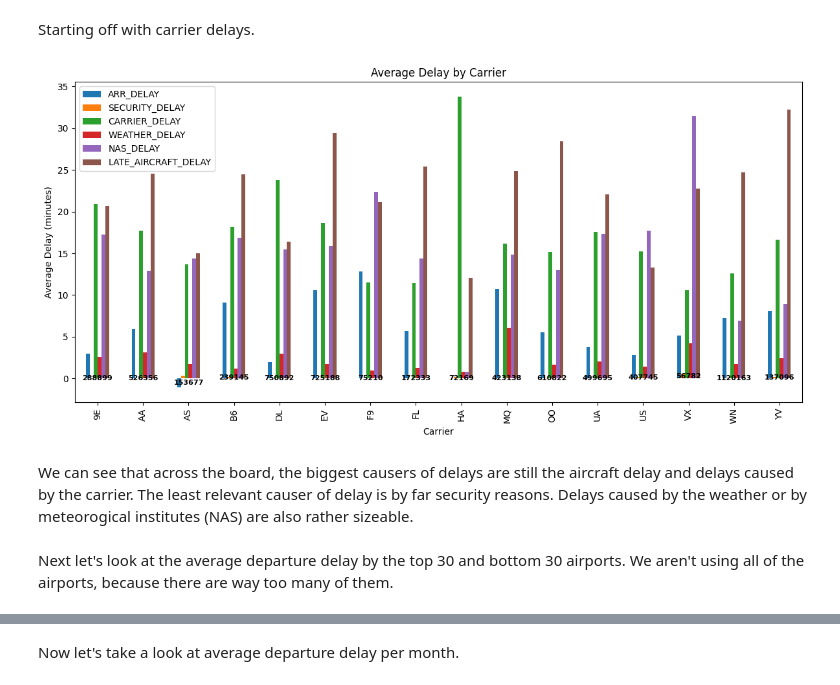
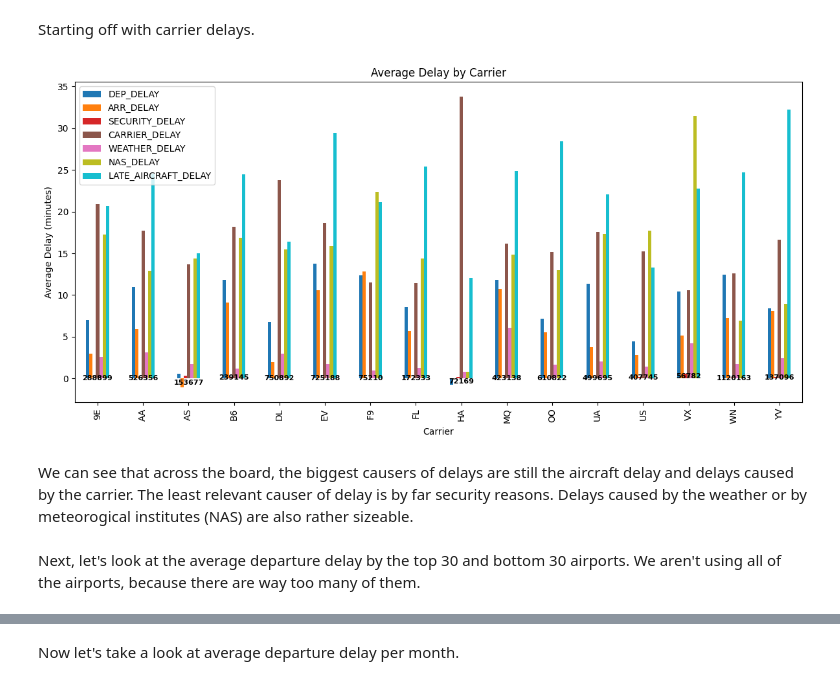
Before and after one commit to importb/predicting-flight-delays, a Jupyter notebook: EDA.ipynb, the cells around one changed output, grey strips where cells are left out. Cells and saved outputs as stored; diff of their text form; code cells hidden in the pictures.

```diff
--- a/EDA.ipynb
+++ b/EDA.ipynb
@@ -119,6 +120,8 @@ Looking at the heatmap we can see the correlations between the delay factors.
 
 Now let's create histograms for some simple delay analysis, for this we will currently use sampled_data (around 10% of the original), because the data is huge. (todo: try to use full data)
 # %%
+
+
 plt.figure(figsize=(15, 10))
 
 # Calculate the number of rows and columns
@@ -127,7 +130,7 @@ num_rows = (len(delay_columns) + num_cols - 1) // num_cols
 
 for i, col in enumerate(delay_columns, 1):
     plt.subplot(num_rows, num_cols, i)
-    sns.histplot(sampled_data[col], bins=50, kde=True, color='blue', edgecolor='black')
+    sns.histplot(df[col], bins=50, kde=True, color='blue', edgecolor='black')
     plt.title(f'Distribution of {col}')
     plt.xlabel('Delay (minutes)')
     plt.ylabel('Frequency')
@@ -157,7 +160,7 @@ def plot_delay_distributions(data, columns, figsize=(15, 10), bins=50):
     plt.show()
 
 # Use the function
-plot_delay_distributions(sampled_data, delay_columns)
+plot_delay_distributions(df, delay_columns)
 
 # Optional: Log scale version
 def plot_delay_distributions_log(data, columns, figsize=(15, 10), bins=50):
@@ -185,7 +188,7 @@ def plot_delay_distributions_log(data, columns, figsize=(15, 10), bins=50):
     plt.show()
 
 # Use the log scale version
-plot_delay_distributions_log(sampled_data, delay_columns)
+plot_delay_distributions_log(df, delay_columns)
 
 # Additional statistical summary
 def delay_distribution_summary(data, columns):
@@ -203,5 +206,5 @@ def delay_distribution_summary(data, columns):
     return pd.DataFrame.from_dict(summary, orient='index')
 
 # Print summary
-print(delay_distribution_summary(sampled_data, delay_columns))
+print(delay_distribution_summary(df, delay_columns))
 # %% [output]
@@ -234,40 +237,43 @@ Starting off with carrier delays.
 # %%
 # Calculate mean delays
 
-carrier_delay = df.groupby('OP_CARRIER')[['ARR_DELAY', 'SECURITY_DELAY' ,  'CARRIER_DELAY', 'WEATHER_DELAY', 'NAS_DELAY', 'LATE_AIRCRAFT_DELAY']].mean()
+carrier_delay = df.groupby('OP_CARRIER')[['DEP_DELAY', 'ARR_DELAY', 'SECURITY_DELAY' ,  'CARRIER_DELAY', 'WEATHER_DELAY', 'NAS_DELAY', 'LATE_AIRCRAFT_DELAY']].mean()
 
 # Calculate counts for each carrier
 carrier_counts = df.groupby('OP_CARRIER').size()
 
 # Create the plot
 fig, ax = plt.subplots(figsize=(12, 6))
 
 # Plot the bars
-carrier_delay.plot(kind='bar', ax=ax)
 
-# Add count labels inside the bottom of each carrier's group of bars
+carrier_delay.plot(kind='bar', ax=ax,colormap='tab10')
+
+
+
+
 for i, carrier in enumerate(carrier_delay.index):
     # Get the height of the first bar in the group
     bar_height = carrier_delay.iloc[i].min()
 
     plt.text(i, bar_height/2, f'{carrier_counts[carrier]}',
              horizontalalignment='center',
              verticalalignment='center',
              color='black',  # White text for visibility
              fontweight='bold',
              fontsize=8)
 
 plt.title('Average Delay by Carrier')
 plt.xlabel('Carrier')
 plt.ylabel('Average Delay (minutes)')
 plt.tight_layout()
 plt.show()
 # %% [output]
-[figure, old version]
+[figure, new version]
 # %% [markdown]
 We can see that across the board, the biggest causers of delays are still the aircraft delay and delays caused by the carrier. The least relevant causer of delay is by far security reasons. Delays caused by the weather or by meteorogical institutes (NAS) are also rather sizeable.
 # %% [markdown]
-Next let's look at the average departure delay by the top 30 and bottom 30 airports. We aren't using all of the airports, because there are way too many of them.
+Next, let's look at the average departure delay by the top 30 and bottom 30 airports. We aren't using all of the airports, because there are way too many of them.
 # %%
 airport_flight_counts = df['ORIGIN'].value_counts()
 
```
Also changed, not shown: parts of 19 cells of this notebook, 2 other files.
